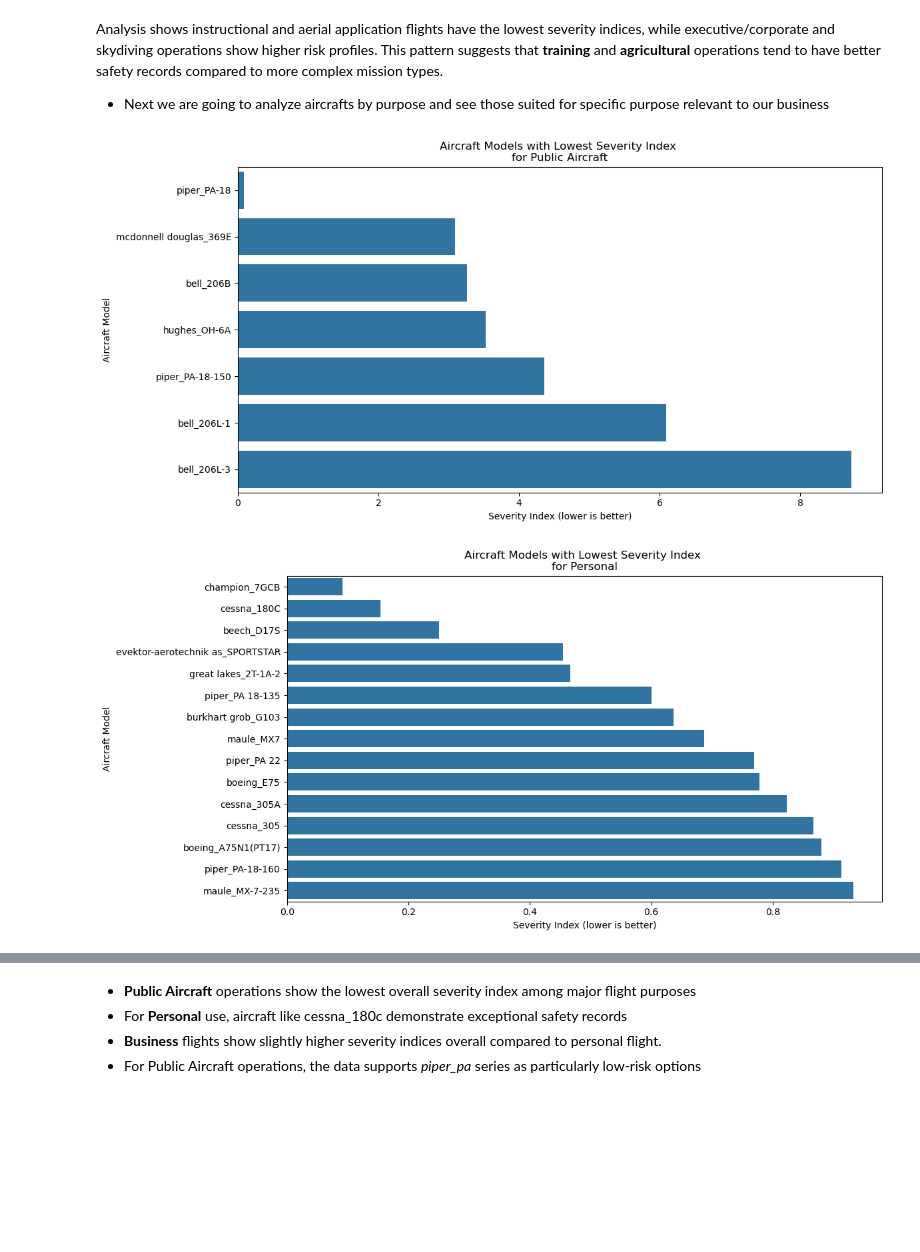
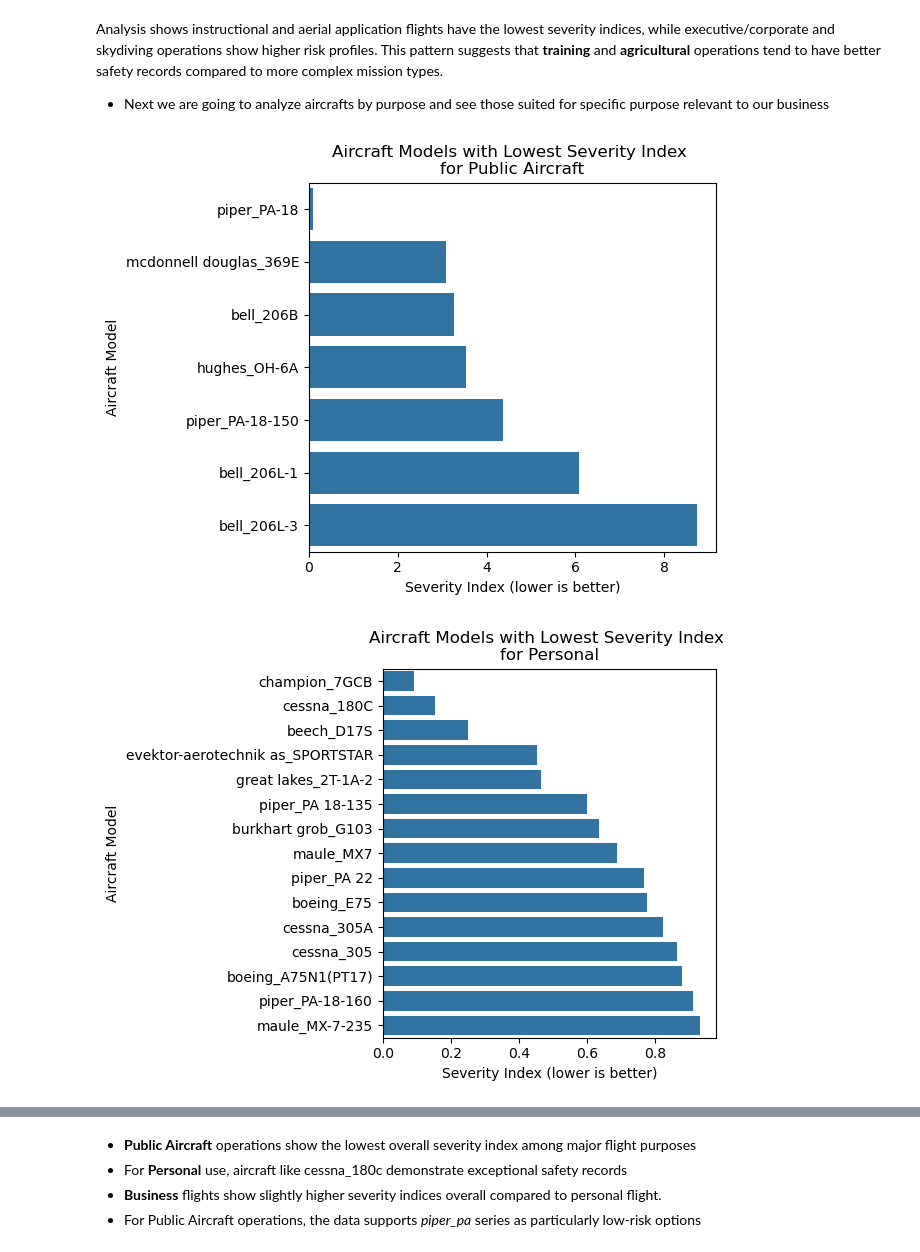
Before and after one commit to lewismwaki/aviation_accidents_analysis, a Jupyter notebook: aviation_accidents_analysis.ipynb, the cells around one changed output, grey strips where cells are left out. Drawn from its saved outputs; the diff is of its cells as text; code cells hidden in the pictures; blank space fills up the shorter version.

```diff
--- a/aviation_accidents_analysis.ipynb
+++ b/aviation_accidents_analysis.ipynb
@@ -527,26 +523,25 @@ Analysis shows instructional and aerial application flights have the lowest seve
 # %%
 def plot_aircraft_by_purpose(purpose, min_incidents=10):
     purpose_data = df[df['Purpose.of.flight'] == purpose].groupby('Aircraft').agg({
         'Event.Id': 'count',
         'Severity.Index': 'mean'
     }).reset_index()
 
     purpose_data = purpose_data[purpose_data['Event.Id'] >= min_incidents].sort_values('Severity.Index')
 
-    plt.figure(figsize=(12, 6))
     sns.barplot(data=purpose_data.head(15),
                 x='Severity.Index',
                 y='Aircraft')
 
     plt.title(f'Aircraft Models with Lowest Severity Index \nfor {purpose}')
     plt.xlabel('Severity Index (lower is better)')
     plt.ylabel('Aircraft Model')
     plt.tight_layout()
     plt.show()
 
 purposes = ['Public Aircraft', 'Personal', 'Business']
 for purpose in purposes:
     plot_aircraft_by_purpose(purpose)
 # %% [output]
-[figure, old version]
+[figure, new version]
-[figure, old version]
+[figure, new version]
```
Also changed, not shown: parts of 5 cells of this notebook, 5 other files.
